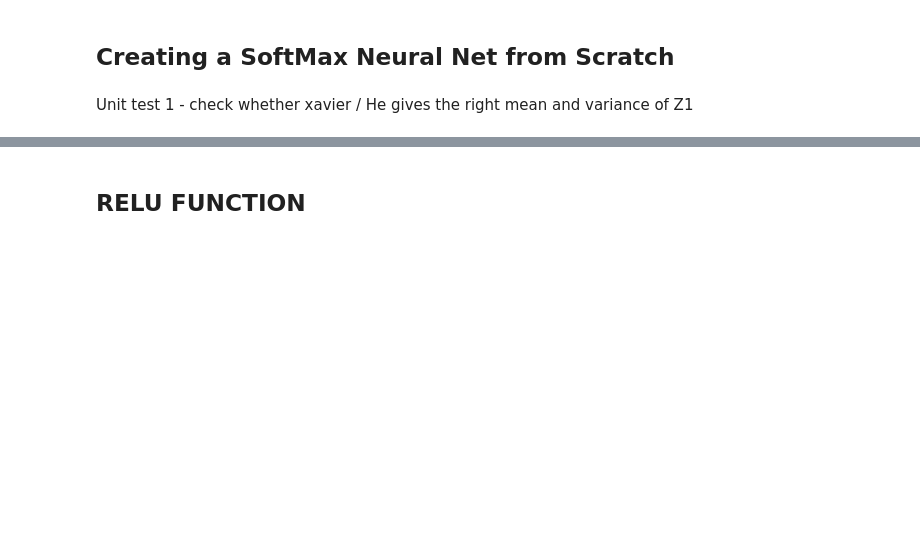
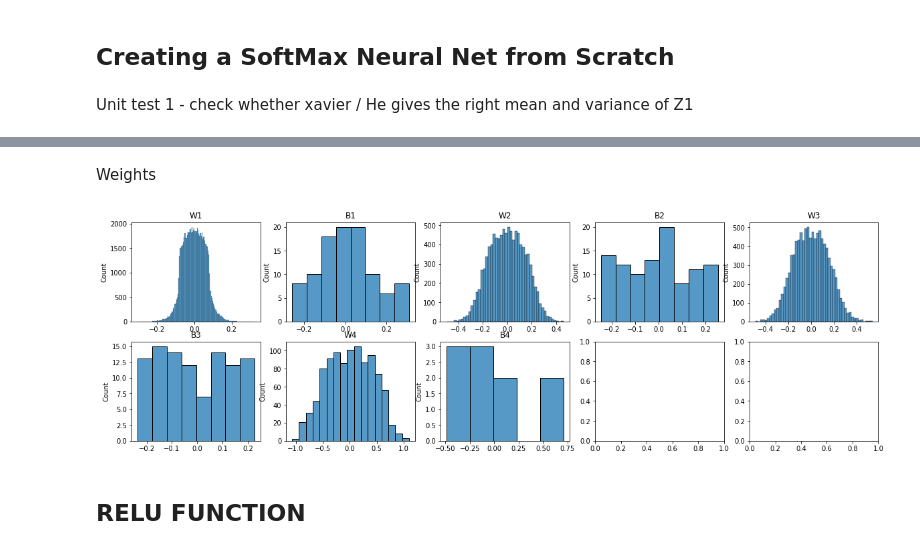
Before and after one commit to jakelourie1502/Neural_network_from_scratch, a Jupyter notebook: Softmax_mnist.ipynb, the cells around one changed output, grey strips where cells are left out. Drawn from its saved outputs; the diff is of its cells as text; code cells hidden in the pictures; blank space fills up the shorter version.

```diff
--- a/Softmax_mnist.ipynb
+++ b/Softmax_mnist.ipynb
@@ -239,3 +240,14 @@ acc_measuare
+# %% [markdown]
+Weights
+# %%
+fig, axlist=plt.subplots(nrows=2,ncols=round(len(nn_test.fp_dict) / 2), figsize = (20,6))
+axlist = axlist.flatten()
+for ax, (key, value) in zip(axlist, nn_test.weights.items()):
+    coefficients = value.flatten()
+    ax = sns.histplot(coefficients,ax=ax)
+    ax.set_title(key)
+# %% [output]
+[figure, added]
 # %% [markdown]
  ## RELU FUNCTION
 # %%
```
Also changed, not shown: parts of 9 cells of this notebook.
